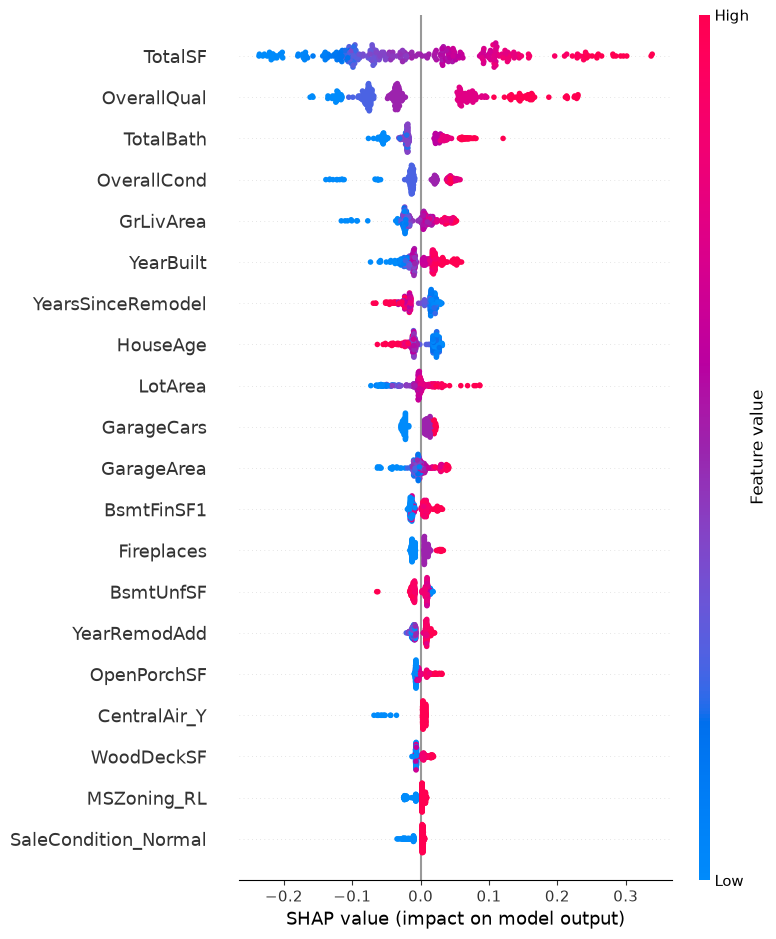
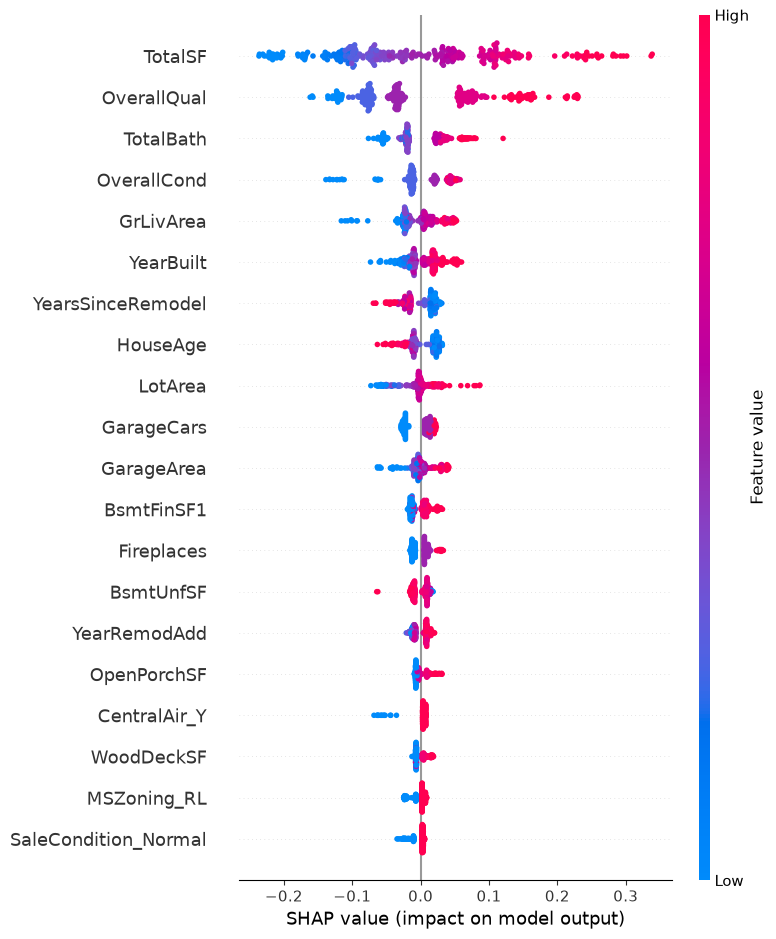
The notebook cell's code change between the first figure and the second:
--- before
+++ after
@@ -1,3 +1 @@
 shap.summary_plot(shap_values, X_val, show=True)
-plt.savefig('../reports/figures/shap_summary.png', dpi=150, bbox_inches='tight')
-plt.show()

Commit: Updates